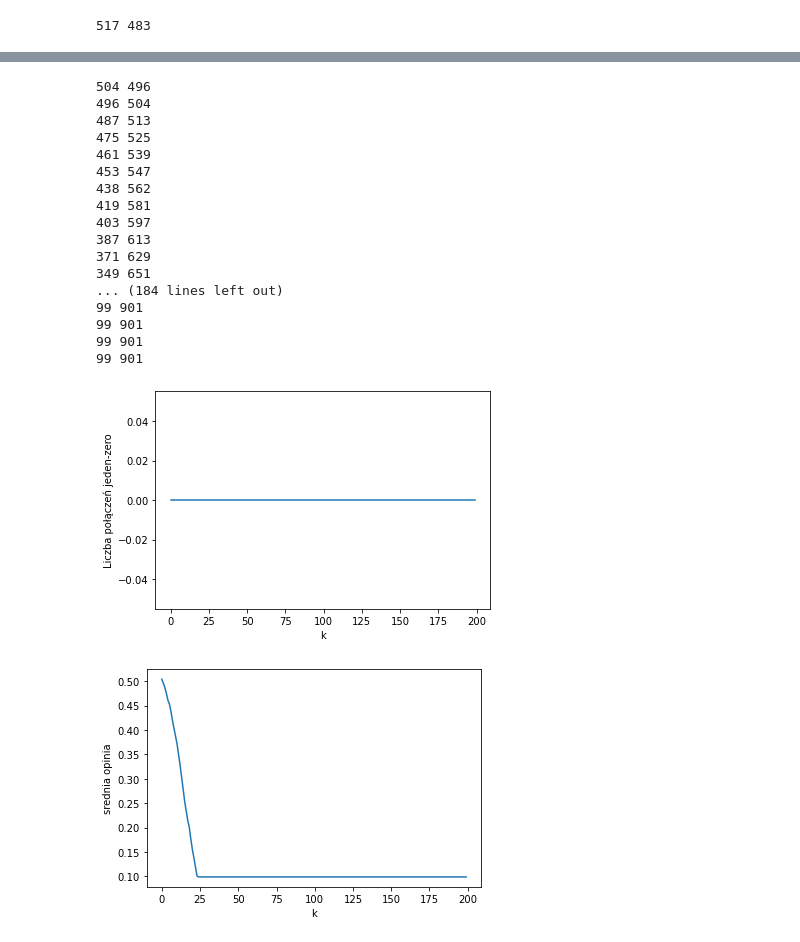
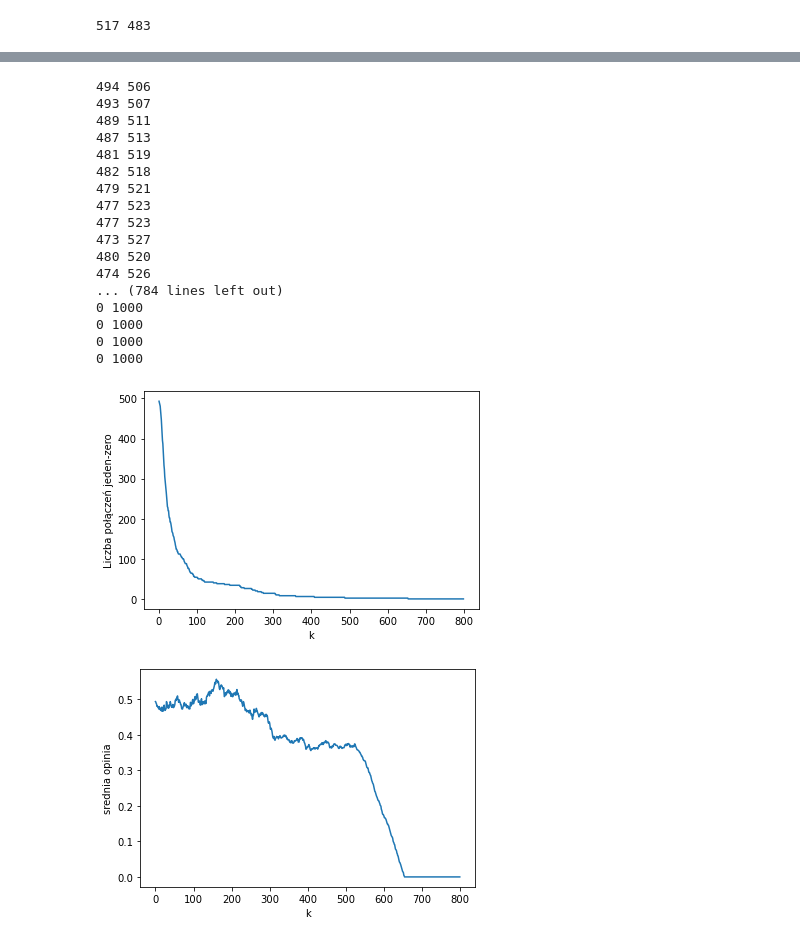
Before and after one commit to JakubJaroszewski/Wiekszosciowe_modele_dynamiki_opinii, a Jupyter notebook: lab_agent.ipynb, the cells around one changed output, grey strips where cells are left out. Cells and saved outputs as stored; diff of their text form; code cells hidden in the pictures.

```diff
--- a/lab_agent.ipynb
+++ b/lab_agent.ipynb
@@ -66,7 +76,7 @@ color_map1=[]
 zero_one= []
 srednia=[]
 
-for k in range(2000):
+for k in range(800):
 
     randomy=delta*[None]
     for i in range(delta):
@@ -89,7 +99,7 @@ for k in range(2000):
             nx.set_node_attributes(G, {i: 0}, name="Value2")
             nx.set_node_attributes(G, {i: 0}, name="Value")
         dd=G.nodes[i]["Value2"]
-        if(jeden>900 or zero>900): #usunac
+        if(jeden>999 or zero>999): #usunac
             break
         elif(dd != d and dd==0):
             jeden=jeden-1
@@ -98,53 +108,53 @@ for k in range(2000):
            jeden=jeden+1
            zero=zero-1
     count = 0
     for edge in G.edges():  #liczba połaczeń -1 i 1
             if G.nodes[edge[0]]['Value'] != G.nodes[edge[1]]['Value']:
 
                 count += 1
 
           #  print(zero_one)
 
     zero_one.append(count)
     srednia.append(jeden/1000)
     print(jeden,zero)
     delta+=5
 for r in range(jeden):
     color_map1.append('green')
 for k in range(zero):
     color_map1.append('red')
 #nx.draw(G,node_color=color_map1)
 
 
 # wykres
-plt.plot(range(200), zero_one)
+plt.plot(range(800), zero_one)
 plt.xlabel("k")
 plt.ylabel("Liczba połączeń jeden-zero")
 plt.show()
-plt.plot(range(200), srednia)
+plt.plot(range(800), srednia)
 plt.xlabel("k")
 plt.ylabel("srednia opinia")
 plt.show()
 # %% [output]
-504 496
-496 504
+494 506
+493 507
+489 511
 487 513
-475 525
-461 539
-453 547
-438 562
-419 581
-403 597
-387 613
-371 629
-349 651
-... (184 lines left out)
-99 901
-99 901
-99 901
-99 901
+481 519
+482 518
+479 521
+477 523
+477 523
+473 527
+480 520
+474 526
+... (784 lines left out)
+0 1000
+0 1000
+0 1000
+0 1000
-[figure, old version]
+[figure, new version]
-[figure, old version]
+[figure, new version]
 # %%
 #głosującego
 
```
Also changed, not shown: parts of 3 cells of this notebook.
